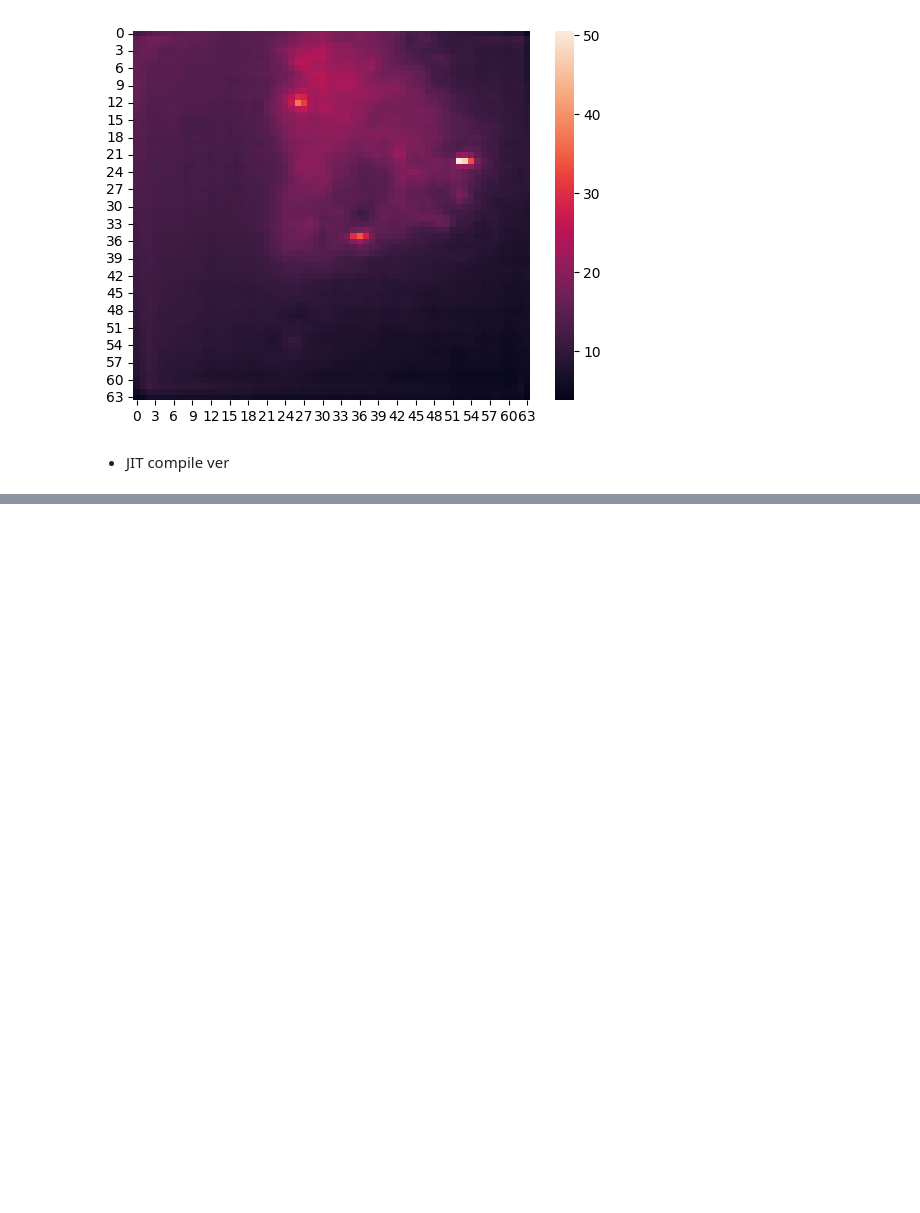
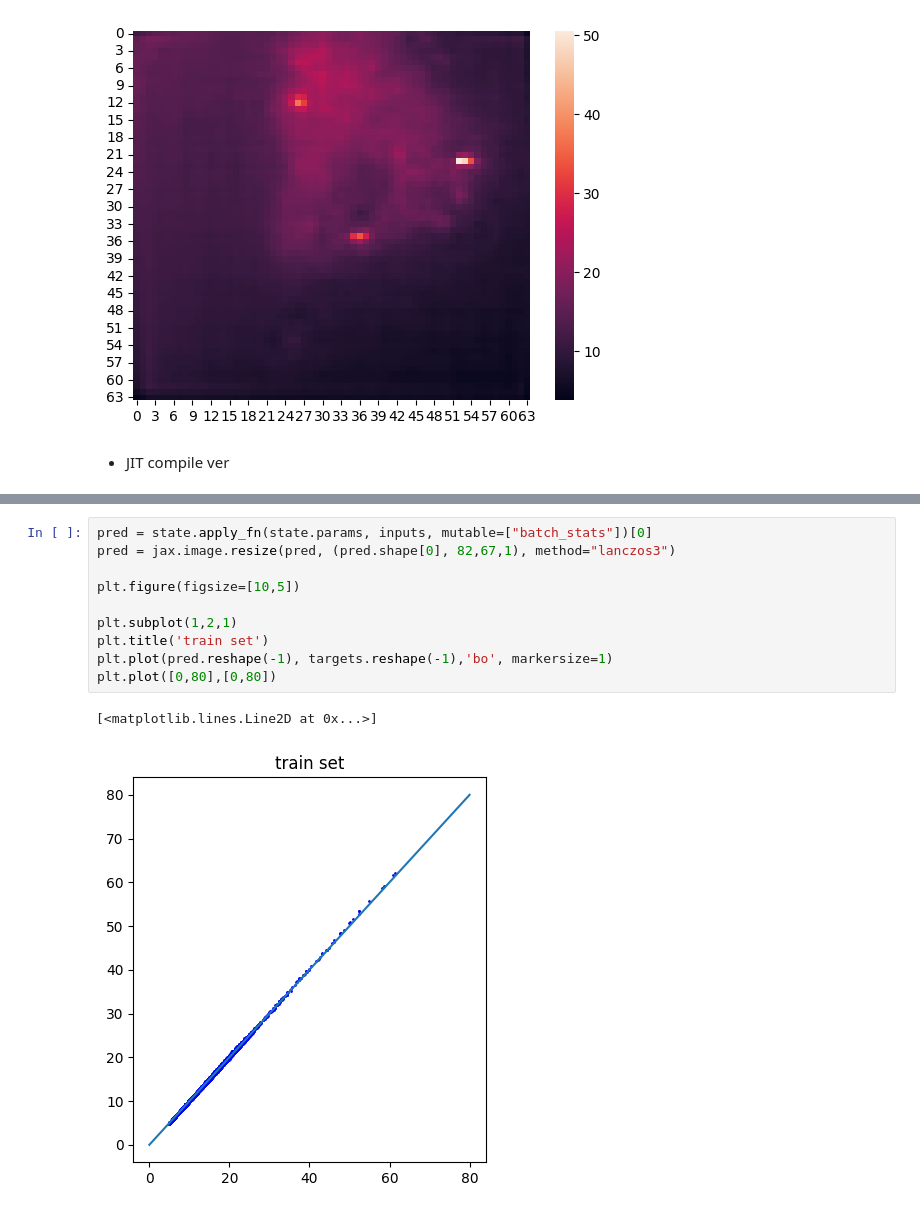
Before and after one commit to ByeonggeonGo/CmaqProject, a Jupyter notebook: examples/flaxUnet/flaxverCMAQ.ipynb, the cells around one changed output, grey strips where cells are left out. Cells and saved outputs as stored; diff of their text form; blank space fills up the shorter version.

```diff
--- a/examples/flaxUnet/flaxverCMAQ.ipynb
+++ b/examples/flaxUnet/flaxverCMAQ.ipynb
@@ -201,0 +214,13 @@ sns.heatmap(pred[0,:,:,0][::-1])
+# %%
+pred = state.apply_fn(state.params, inputs, mutable=["batch_stats"])[0]
+pred = jax.image.resize(pred, (pred.shape[0], 82,67,1), method="lanczos3")
+
+plt.figure(figsize=[10,5])
+
+plt.subplot(1,2,1)
+plt.title('train set')
+plt.plot(pred.reshape(-1), targets.reshape(-1),'bo', markersize=1)
+plt.plot([0,80],[0,80])
+# %% [output]
+[<matplotlib.lines.Line2D at 0x...>]
+[figure, added]
```
Also changed, not shown: parts of 5 cells of this notebook, 4 other files.
